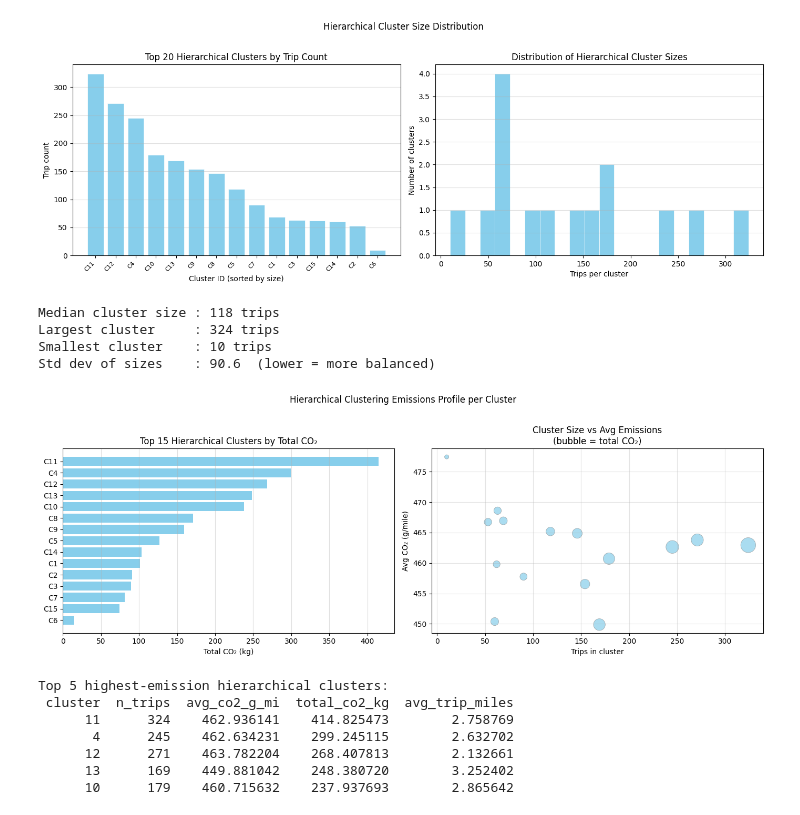
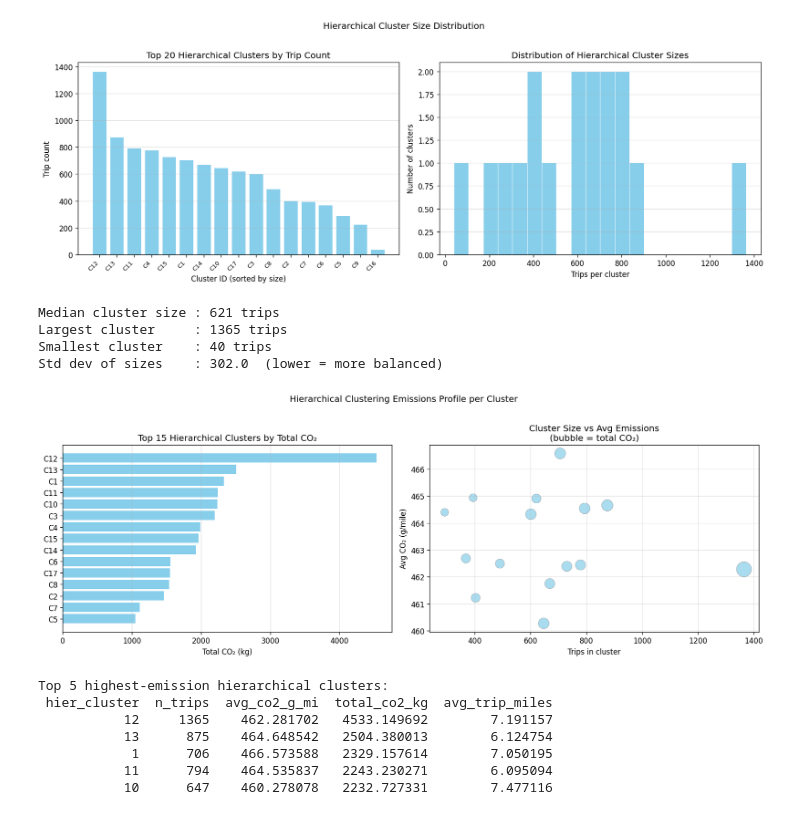
Before and after one commit to anushkasjadhav/MSE446-Optimization-Ride-Pooling-For-Emissions-Reduction, a Jupyter notebook: Clustering/hierarchical_clustering.ipynb, the cells around one changed output. Cells and saved outputs as stored; diff of their text form; code cells hidden in the pictures.

Commit message:
edit hierarchical clustering

```diff
--- a/Clustering/hierarchical_clustering.ipynb
+++ b/Clustering/hierarchical_clustering.ipynb
@@ -3,7 +3,7 @@
 import numpy as np
 import pandas as pd
 import matplotlib.pyplot as plt
-
+import warnings
 from scipy.cluster import hierarchy
 from scipy.cluster.hierarchy import fcluster
 from sklearn.preprocessing import StandardScaler
@@ -13,11 +13,16 @@ from sklearn.metrics import silhouette_score, davies_bouldin_score
 # -----------------------
 # Load Data
 # -----------------------
+warnings.filterwarnings("ignore", category=FutureWarning)
+plt.rcParams["figure.dpi"] = 120
+RANDOM_STATE = 42
 DATA_PATH = "../Data/raw/merged_trip_emissions_coordinates.csv"
-df_full = pd.read_csv(DATA_PATH)
+SUBSET_N = 10000
+
 
 # Sample for speed
-df = df_full.sample(n=10000, random_state=42).reset_index(drop=True)
+df_full = pd.read_csv(DATA_PATH, low_memory=False)
+df = df_full.sample(n=min(SUBSET_N, len(df_full)), random_state=RANDOM_STATE).reset_index(drop=True)
 
 # -----------------------
 # Preprocessing
@@ -29,7 +34,7 @@ df["trip_miles"] = pd.to_numeric(df["trip_miles"], errors="coerce")
 df["co2_total_g"] = pd.to_numeric(df["co2_total_g"], errors="coerce")
 df["trip_time"] = pd.to_numeric(df["trip_time"], errors="coerce")
 
-df = df.dropna(subset=["pickup_lat", "pickup_lon", "pickup_datetime", "PULocationID", "trip_time"])
+df = df.dropna(subset=["pickup_lat", "pickup_lon", "pickup_datetime", "PULocationID"])
 print(f"Full dataset : {len(df_full):,} rows")
 print(f"Working subset: {len(df):,} rows")
 
@@ -119,7 +124,7 @@ best_idx = np.nanargmax(silhouettes)
 BEST_HEIGHT = heights[best_idx]
 best_labels = fcluster(clus, t=BEST_HEIGHT, criterion='distance')
 
-df["cluster"] = best_labels
+df["hier_cluster"] = best_labels
 
 print(f"Best height = {BEST_HEIGHT:.3f}")
 print(f"Clusters at best height = {num_clusters[best_idx]}")
@@ -160,7 +165,7 @@ plt.show()
 # Cluster sizes
 # -----------------------
 cluster_sizes = (
-    df.groupby("cluster").size()
+    df.groupby("hier_cluster").size()
     .reset_index(name="n_trips")
     .sort_values("n_trips", ascending=False)
     .reset_index(drop=True)
@@ -178,7 +183,7 @@ axes[0].bar(
     linewidth=0.5
 )
 axes[0].set_xticks(top20.index)
-axes[0].set_xticklabels([f"C{int(c)}" for c in top20["cluster"]], rotation=45, ha="right", fontsize=8)
+axes[0].set_xticklabels([f"C{int(c)}" for c in top20["hier_cluster"]], rotation=45, ha="right", fontsize=8)
 axes[0].set_xlabel("Cluster ID (sorted by size)")
 axes[0].set_ylabel("Trip count")
 axes[0].set_title("Top 20 Hierarchical Clusters by Trip Count")
@@ -204,7 +209,7 @@ print(f"Std dev of sizes    : {cluster_sizes['n_trips'].std():.1f}  (lower = mor
 # CO₂ emissions per cluster
 # -----------------------
 emissions_cluster = (
-    df.groupby("cluster")
+    df.groupby("hier_cluster")
     .agg(
         n_trips        = ("trip_miles", "count"),
         avg_co2_g_mi   = ("co2_total_g", lambda x: (x / df.loc[x.index, "trip_miles"]).mean()),
@@ -219,48 +224,48 @@ emissions_cluster = (
 fig, axes = plt.subplots(1, 2, figsize=(14, 5))
 
 # Top 15 clusters by total CO2
 axes[0].barh(
-    [f"C{int(r['cluster'])}" for _, r in emissions_cluster.iterrows()],
+    [f"C{int(r['hier_cluster'])}" for _, r in emissions_cluster.iterrows()],
     emissions_cluster["total_co2_kg"],
     color="skyblue"
 )
 axes[0].set_xlabel("Total CO₂ (kg)")
 axes[0].set_title("Top 15 Hierarchical Clusters by Total CO₂")
 axes[0].invert_yaxis()
 axes[0].grid(axis="x", alpha=0.4)
 
 # Bubble plot: size vs avg emissions
 axes[1].scatter(
     emissions_cluster["n_trips"],
     emissions_cluster["avg_co2_g_mi"],
     s=emissions_cluster["total_co2_kg"] / emissions_cluster["total_co2_kg"].max() * 400 + 20,
     color="skyblue", alpha=0.7, edgecolors="grey", linewidth=0.5
 )
 axes[1].set_xlabel("Trips in cluster")
 axes[1].set_ylabel("Avg CO₂ (g/mile)")
 axes[1].set_title("Cluster Size vs Avg Emissions\n(bubble = total CO₂)")
 axes[1].grid(alpha=0.35)
 
 plt.suptitle("Hierarchical Clustering Emissions Profile per Cluster", y=1.02)
 plt.tight_layout()
 plt.show()
 
 print("\nTop 5 highest-emission hierarchical clusters:")
-print(emissions_cluster[["cluster","n_trips","avg_co2_g_mi","total_co2_kg","avg_trip_miles"]].head().to_string(index=False))
+print(emissions_cluster[["hier_cluster","n_trips","avg_co2_g_mi","total_co2_kg","avg_trip_miles"]].head().to_string(index=False))
 # %% [output]
-[figure, old version]
+[figure, new version]
-Median cluster size : 118 trips
-Largest cluster     : 324 trips
-Smallest cluster    : 10 trips
-Std dev of sizes    : 90.6  (lower = more balanced)
+Median cluster size : 621 trips
+Largest cluster     : 1365 trips
+Smallest cluster    : 40 trips
+Std dev of sizes    : 302.0  (lower = more balanced)
-[figure, old version]
+[figure, new version]
 Top 5 highest-emission hierarchical clusters:
- cluster  n_trips  avg_co2_g_mi  total_co2_kg  avg_trip_miles
-      11      324    462.936141    414.825473        2.758769
-       4      245    462.634231    299.245115        2.632702
-      12      271    463.782204    268.407813        2.132661
-      13      169    449.881042    248.380720        3.252402
-      10      179    460.715632    237.937693        2.865642
+ hier_cluster  n_trips  avg_co2_g_mi  total_co2_kg  avg_trip_miles
+           12     1365    462.281702   4533.149692        7.191157
+           13      875    464.648542   2504.380013        6.124754
+            1      706    466.573588   2329.157614        7.050195
+           11      794    464.535837   2243.230271        6.095094
+           10      647    460.278078   2232.727331        7.477116
 # %%
 # Create clusters on scaled up data:
 
```
Also changed, not shown: parts of 5 cells of this notebook, 3 other files.
